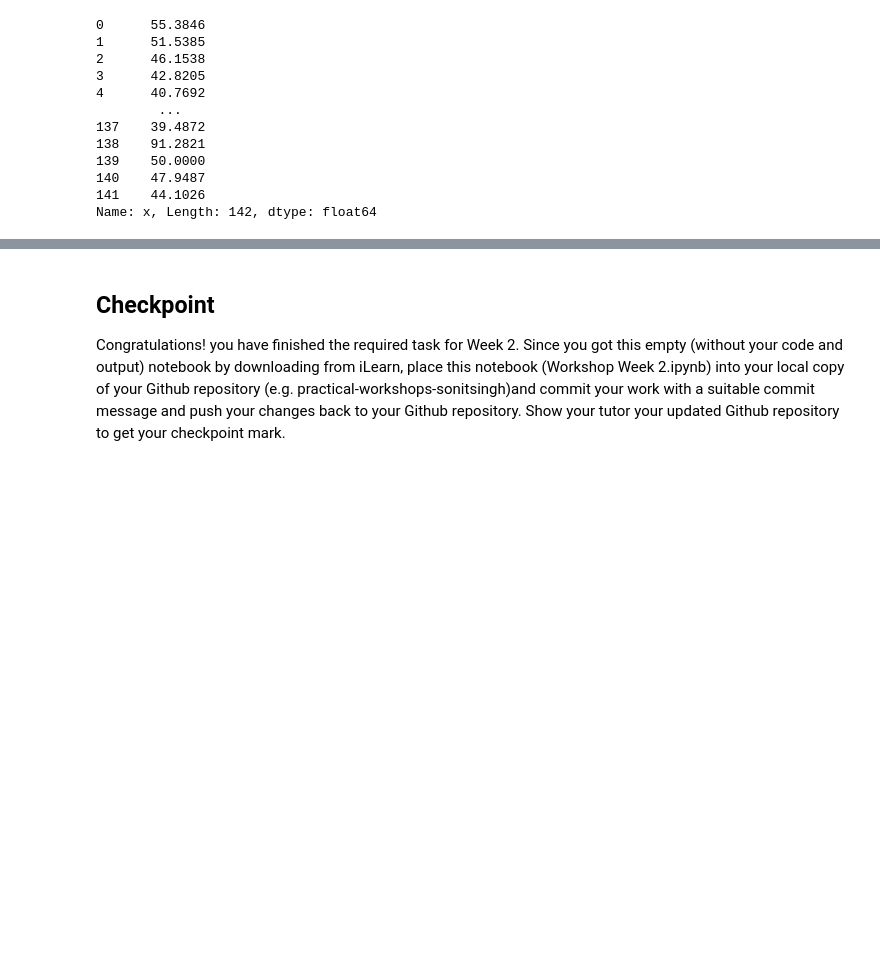
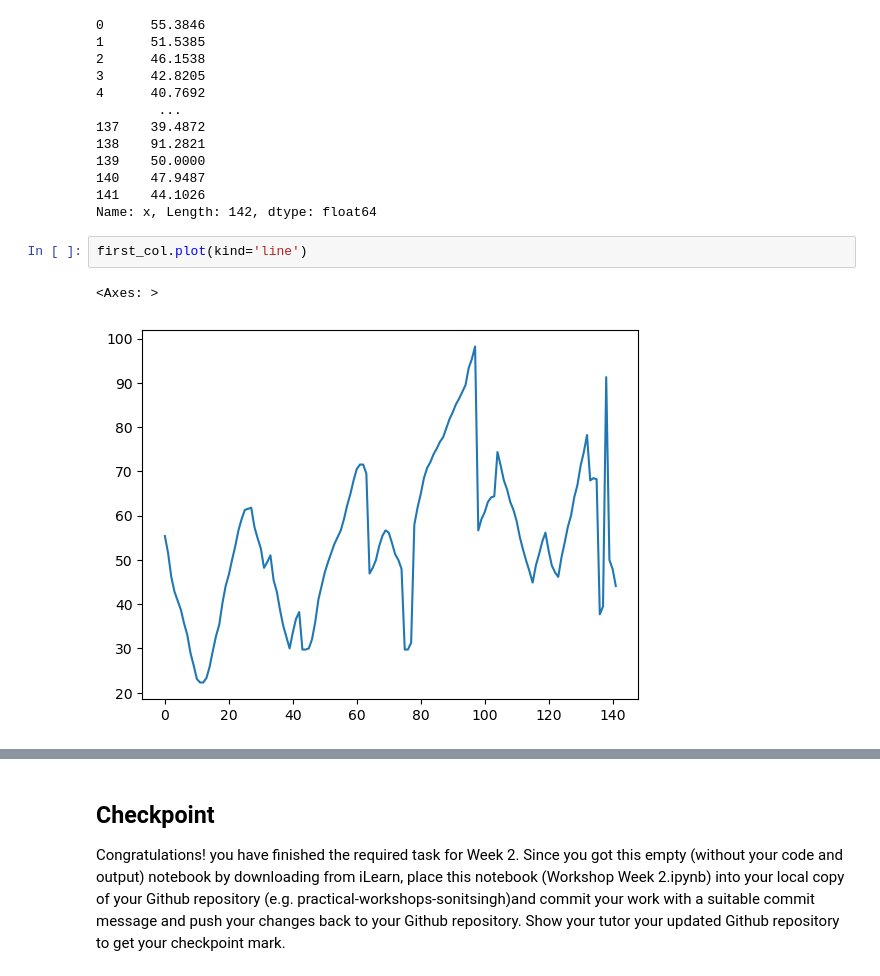
Before and after one commit to LuyuLiu370/week-1-pratical, a Jupyter notebook: Workshop Week 2.ipynb, the cells around one changed output, grey strips where cells are left out. Drawn from its saved outputs; the diff is of its cells as text; blank space fills up the shorter version.

```diff
--- a/Workshop Week 2.ipynb
+++ b/Workshop Week 2.ipynb
@@ -277,3 +277,8 @@ print(first_col)
 140    47.9487
 141    44.1026
 Name: x, Length: 142, dtype: float64
+# %%
+first_col.plot(kind='line')
+# %% [output]
+<Axes: >
+[figure, added]
```
Also changed, not shown: parts of 3 cells of this notebook.
